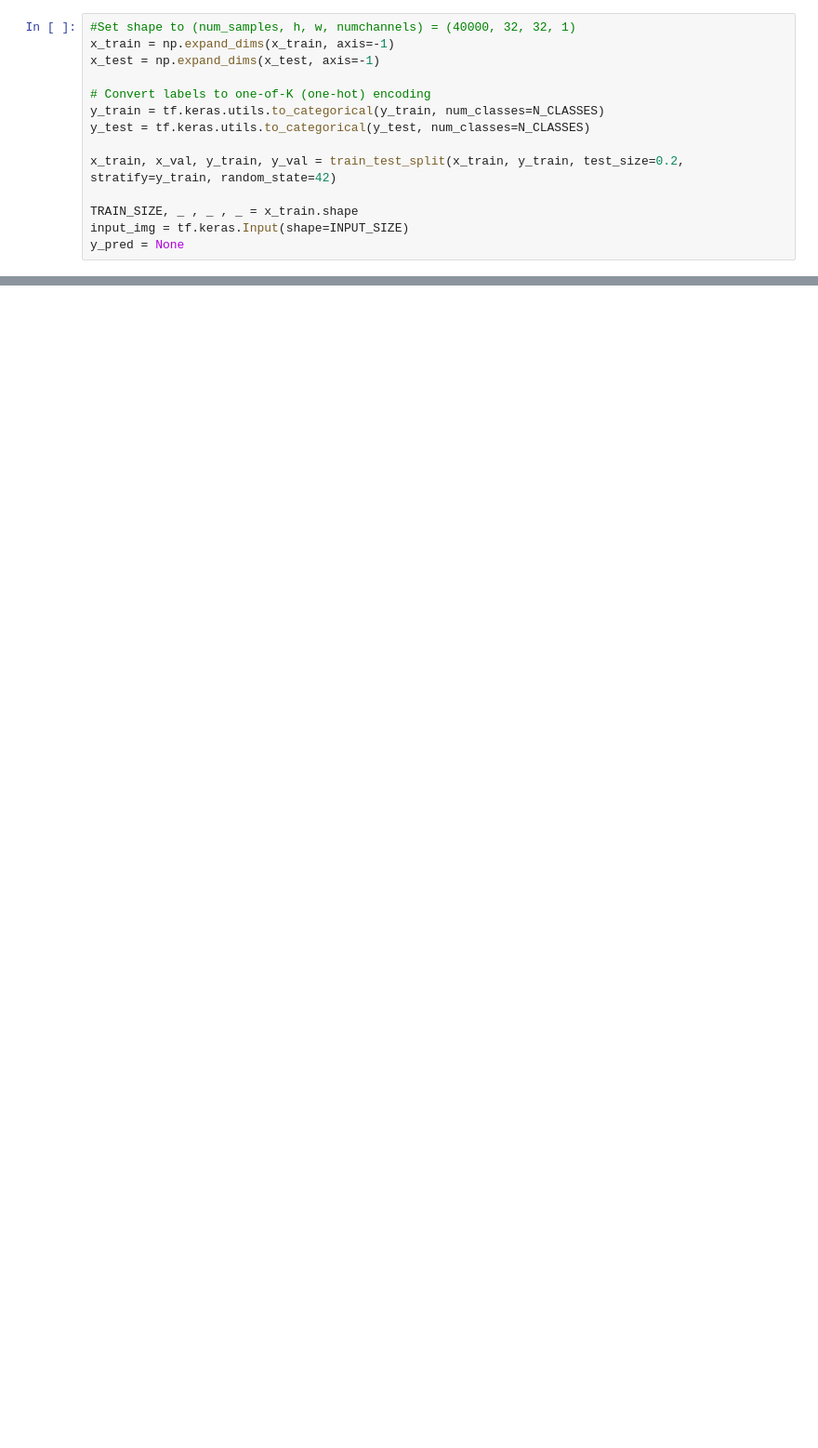
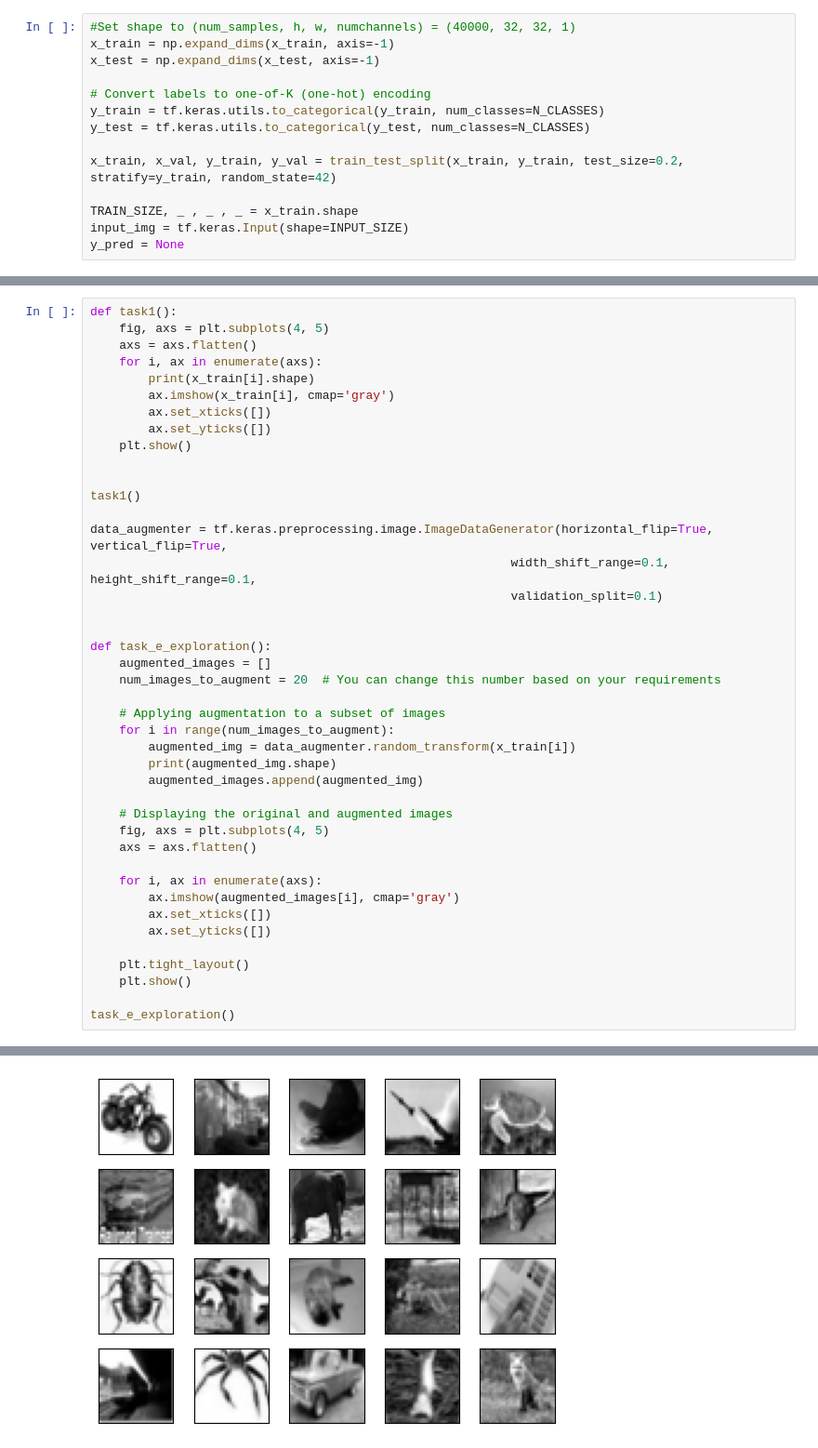
Before and after one commit to simicr/DLA3, a Jupyter notebook: experiments.ipynb, the cells around one changed output, grey strips where cells are left out. Shown at 93% size. Drawn from its saved outputs; the diff is of its cells as text; blank space fills up the shorter version.

```diff
--- a/experiments.ipynb
+++ b/experiments.ipynb
@@ -51,0 +82,43 @@ def task1():
+# %%
+def task1():
+    fig, axs = plt.subplots(4, 5)
+    axs = axs.flatten()
+    for i, ax in enumerate(axs):
+        print(x_train[i].shape)
+        ax.imshow(x_train[i], cmap='gray')
+        ax.set_xticks([])
+        ax.set_yticks([])
+    plt.show()
+
+
+task1()
+
+data_augmenter = tf.keras.preprocessing.image.ImageDataGenerator(horizontal_flip=True, vertical_flip=True,
+                                                          width_shift_range=0.1, height_shift_range=0.1,
+                                                          validation_split=0.1)
+
+
+def task_e_exploration():
+    augmented_images = []
+    num_images_to_augment = 20  # You can change this number based on your requirements
+
+    # Applying augmentation to a subset of images
+    for i in range(num_images_to_augment):
+        augmented_img = data_augmenter.random_transform(x_train[i])
+        print(augmented_img.shape)
+        augmented_images.append(augmented_img)
+
+    # Displaying the original and augmented images
+    fig, axs = plt.subplots(4, 5)
+    axs = axs.flatten()
+
+    for i, ax in enumerate(axs):
+        ax.imshow(augmented_images[i], cmap='gray')
+        ax.set_xticks([])
+        ax.set_yticks([])
+
+    plt.tight_layout()
+    plt.show()
+
+task_e_exploration()
+# %% [output]
@@ -51,0 +145 @@ def task1():
+[figure, added]
```
Also changed, not shown: parts of 20 cells of this notebook, 44 other files.
